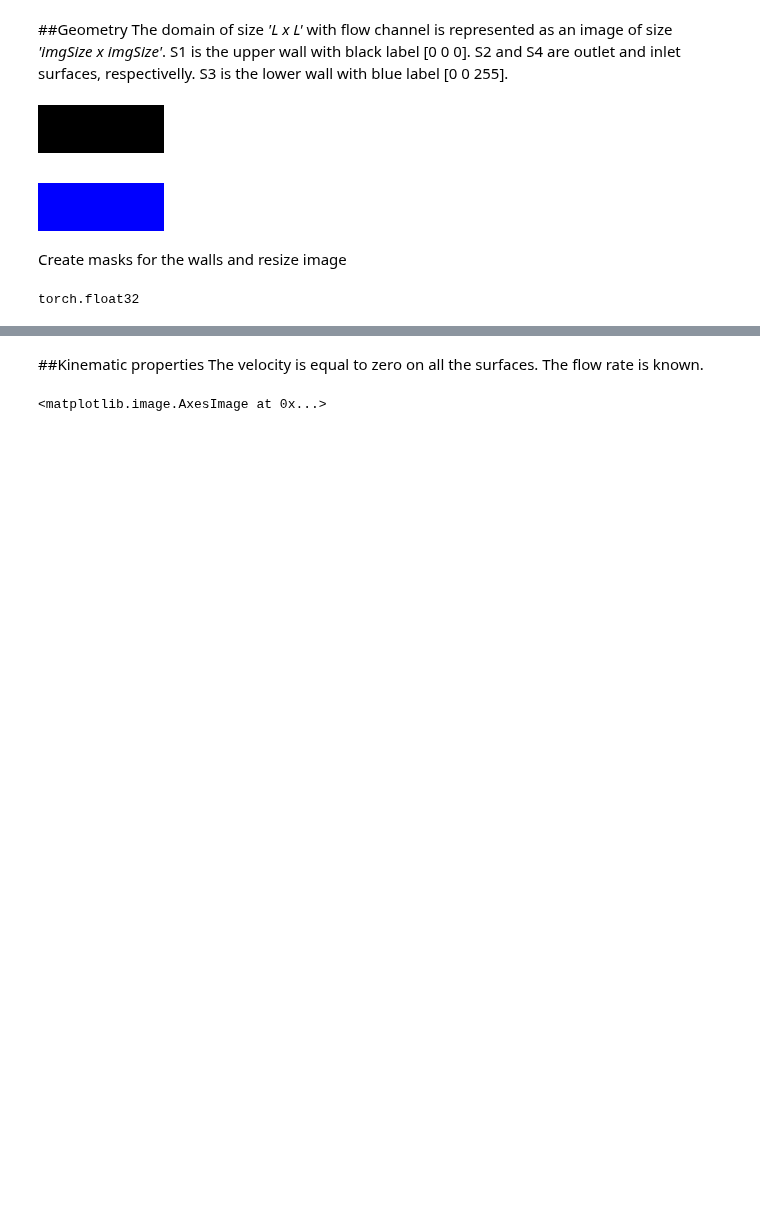
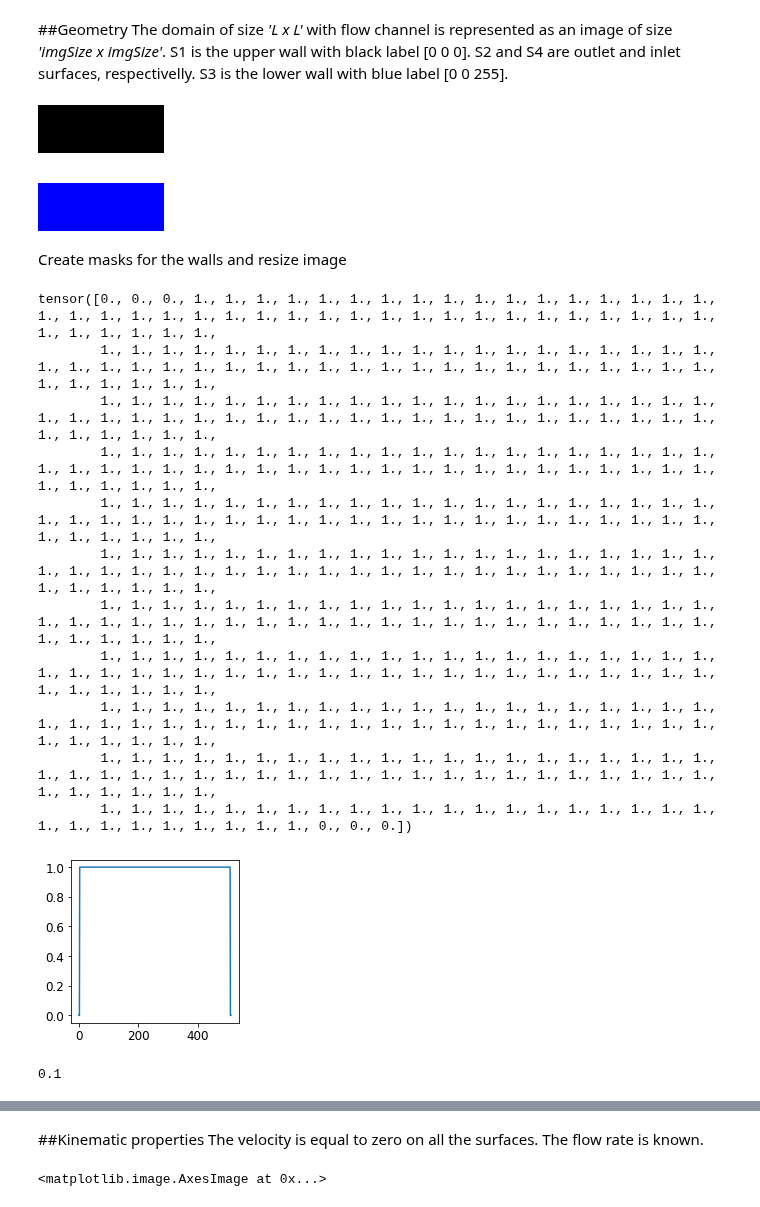
Before and after one commit to Mechanics-Mechatronics-and-Robotics/Physics-based-loss-and-machine-learning-approach-in-application-to-viscous-fluids-flow-modeling, a Jupyter notebook: Main.ipynb, the cells around one changed output, grey strips where cells are left out. Cells and saved outputs as stored; diff of their text form; code cells hidden in the pictures; blank space fills up the shorter version.

```diff
--- a/Main.ipynb
+++ b/Main.ipynb
@@ -196,10 +201,6 @@ domainMask
 [figure]
 # %% [markdown]
 Create masks for the walls and resize image
-# %%
-x2n.dtype
-# %% [output]
-torch.float32
 # %%
 
 upperWallMask = colorFilter(domainMask, upperWallColor)
@@ -210,3 +211,27 @@ domainMask = Image.open(imgList[imgNo])
 lowerWallMask = colorFilter(domainMask, lowerWallColor)
 lowerWallMask = lowerWallMask.resize((imgSize,imgSize),resample=4)
 #lowerWallMask
+# %%
+velocityMask = torch.ones(imgSize,imgSize)
+velocityMask[:,0:3] = 0
+velocityMask[:,-3:] = 0
+fig = plt.figure(figsize=(figSize, figSize))
+plt.plot(velocityMask[1,:])
+velocityMask[1,:]
+# %% [output]
+tensor([0., 0., 0., 1., 1., 1., 1., 1., 1., 1., 1., 1., 1., 1., 1., 1., 1., 1., 1., 1., 1., 1., 1., 1., 1., 1., 1., 1., 1., 1., 1., 1., 1., 1., 1., 1., 1., 1., 1., 1., 1., 1., 1., 1., 1., 1., 1., 1.,
+        1., 1., 1., 1., 1., 1., 1., 1., 1., 1., 1., 1., 1., 1., 1., 1., 1., 1., 1., 1., 1., 1., 1., 1., 1., 1., 1., 1., 1., 1., 1., 1., 1., 1., 1., 1., 1., 1., 1., 1., 1., 1., 1., 1., 1., 1., 1., 1.,
+        1., 1., 1., 1., 1., 1., 1., 1., 1., 1., 1., 1., 1., 1., 1., 1., 1., 1., 1., 1., 1., 1., 1., 1., 1., 1., 1., 1., 1., 1., 1., 1., 1., 1., 1., 1., 1., 1., 1., 1., 1., 1., 1., 1., 1., 1., 1., 1.,
+        1., 1., 1., 1., 1., 1., 1., 1., 1., 1., 1., 1., 1., 1., 1., 1., 1., 1., 1., 1., 1., 1., 1., 1., 1., 1., 1., 1., 1., 1., 1., 1., 1., 1., 1., 1., 1., 1., 1., 1., 1., 1., 1., 1., 1., 1., 1., 1.,
+        1., 1., 1., 1., 1., 1., 1., 1., 1., 1., 1., 1., 1., 1., 1., 1., 1., 1., 1., 1., 1., 1., 1., 1., 1., 1., 1., 1., 1., 1., 1., 1., 1., 1., 1., 1., 1., 1., 1., 1., 1., 1., 1., 1., 1., 1., 1., 1.,
+        1., 1., 1., 1., 1., 1., 1., 1., 1., 1., 1., 1., 1., 1., 1., 1., 1., 1., 1., 1., 1., 1., 1., 1., 1., 1., 1., 1., 1., 1., 1., 1., 1., 1., 1., 1., 1., 1., 1., 1., 1., 1., 1., 1., 1., 1., 1., 1.,
+        1., 1., 1., 1., 1., 1., 1., 1., 1., 1., 1., 1., 1., 1., 1., 1., 1., 1., 1., 1., 1., 1., 1., 1., 1., 1., 1., 1., 1., 1., 1., 1., 1., 1., 1., 1., 1., 1., 1., 1., 1., 1., 1., 1., 1., 1., 1., 1.,
+        1., 1., 1., 1., 1., 1., 1., 1., 1., 1., 1., 1., 1., 1., 1., 1., 1., 1., 1., 1., 1., 1., 1., 1., 1., 1., 1., 1., 1., 1., 1., 1., 1., 1., 1., 1., 1., 1., 1., 1., 1., 1., 1., 1., 1., 1., 1., 1.,
+        1., 1., 1., 1., 1., 1., 1., 1., 1., 1., 1., 1., 1., 1., 1., 1., 1., 1., 1., 1., 1., 1., 1., 1., 1., 1., 1., 1., 1., 1., 1., 1., 1., 1., 1., 1., 1., 1., 1., 1., 1., 1., 1., 1., 1., 1., 1., 1.,
+        1., 1., 1., 1., 1., 1., 1., 1., 1., 1., 1., 1., 1., 1., 1., 1., 1., 1., 1., 1., 1., 1., 1., 1., 1., 1., 1., 1., 1., 1., 1., 1., 1., 1., 1., 1., 1., 1., 1., 1., 1., 1., 1., 1., 1., 1., 1., 1.,
+        1., 1., 1., 1., 1., 1., 1., 1., 1., 1., 1., 1., 1., 1., 1., 1., 1., 1., 1., 1., 1., 1., 1., 1., 1., 1., 1., 1., 1., 0., 0., 0.])
+[figure, added]
+# %%
+L
+# %% [output]
+0.1
```
Also changed, not shown: parts of 19 cells of this notebook.
